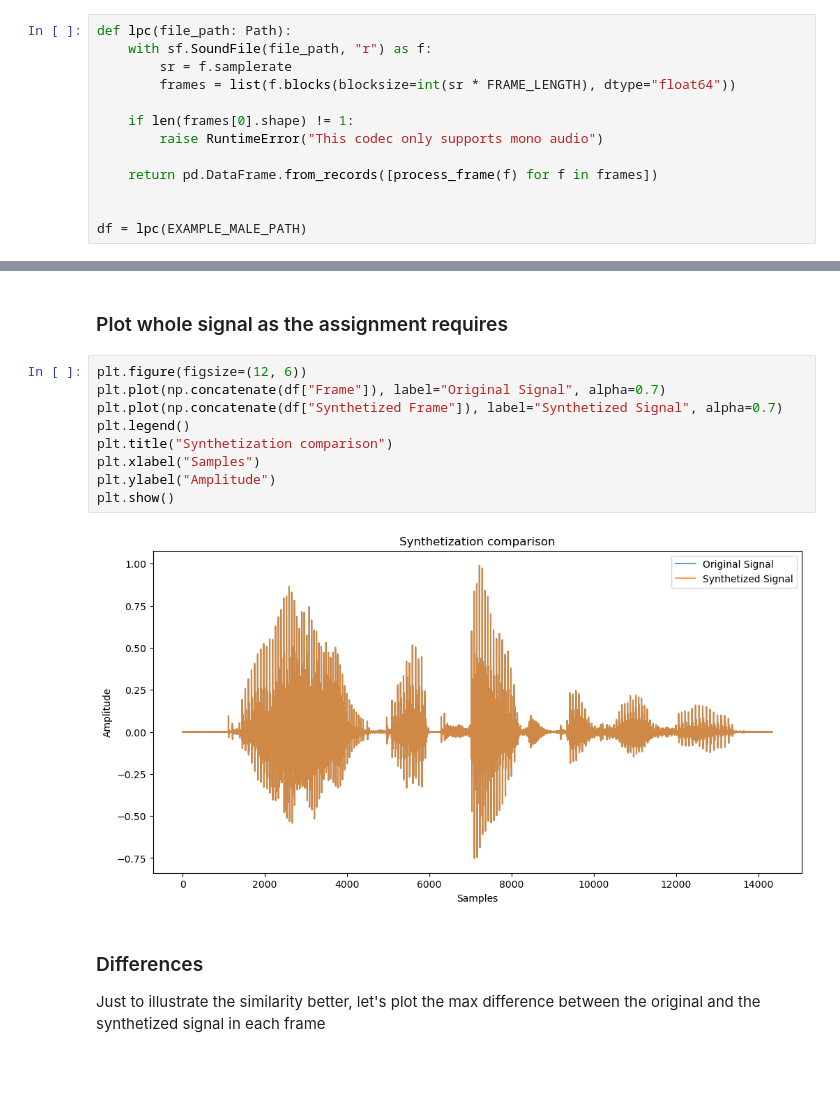
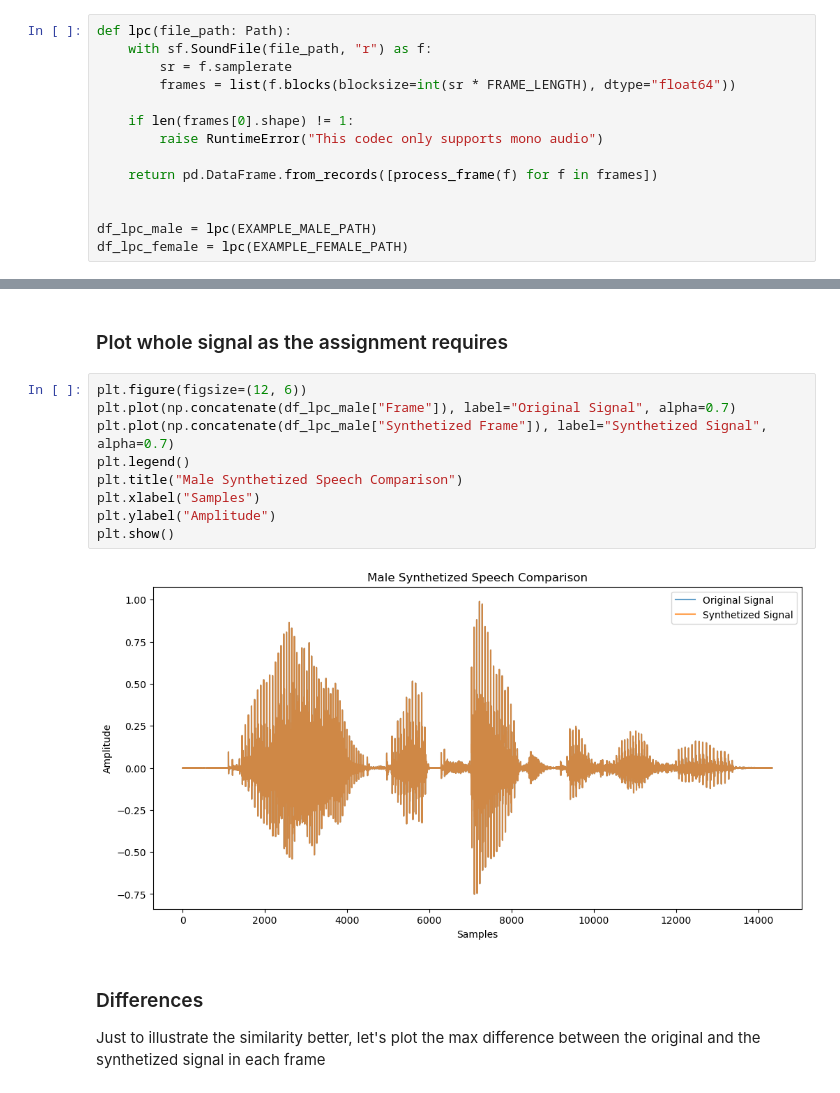
Before and after one commit to dianapaula19/speech-processing-project, a Jupyter notebook: codec.ipynb, the cells around one changed output, grey strips where cells are left out. Saved outputs shown, nothing was run; the diff lists cells and outputs as text.

Commit message:
Add female example

```diff
--- a/codec.ipynb
+++ b/codec.ipynb
@@ -89,7 +89,8 @@ def lpc(file_path: Path):
     return pd.DataFrame.from_records([process_frame(f) for f in frames])
 
 
-df = lpc(EXAMPLE_MALE_PATH)
+df_lpc_male = lpc(EXAMPLE_MALE_PATH)
+df_lpc_female = lpc(EXAMPLE_FEMALE_PATH)
 # %% [markdown]
 ### Plot one nice speech frame for comparison
 # %%
@@ -112,15 +113,15 @@ plt.show()
 ### Plot whole signal as the assignment requires
 # %%
 plt.figure(figsize=(12, 6))
-plt.plot(np.concatenate(df["Frame"]), label="Original Signal", alpha=0.7)
-plt.plot(np.concatenate(df["Synthetized Frame"]), label="Synthetized Signal", alpha=0.7)
+plt.plot(np.concatenate(df_lpc_male["Frame"]), label="Original Signal", alpha=0.7)
+plt.plot(np.concatenate(df_lpc_male["Synthetized Frame"]), label="Synthetized Signal", alpha=0.7)
 plt.legend()
-plt.title("Synthetization comparison")
+plt.title("Male Synthetized Speech Comparison")
 plt.xlabel("Samples")
 plt.ylabel("Amplitude")
 plt.show()
 # %% [output]
-[figure, old version]
+[figure, new version]
 # %% [markdown]
 ### Differences
 Just to illustrate the similarity better, let's plot the max difference between the original and the synthetized signal in each frame
```
Also changed, not shown: parts of 4 cells of this notebook.
